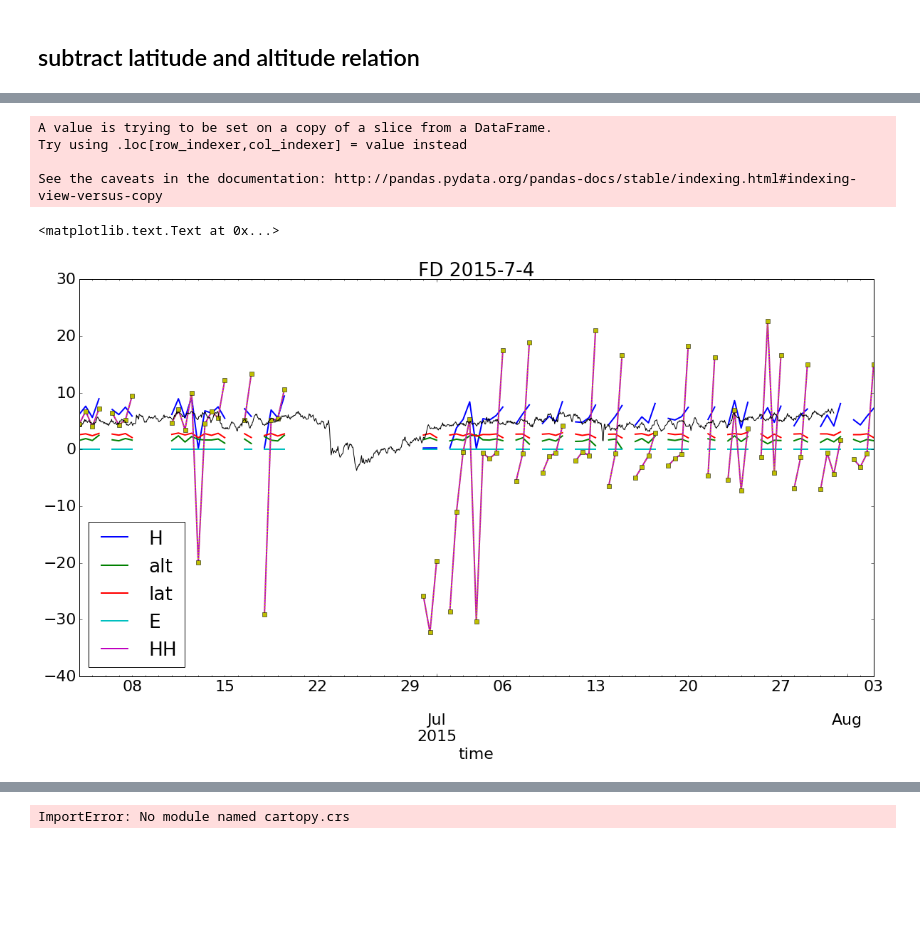
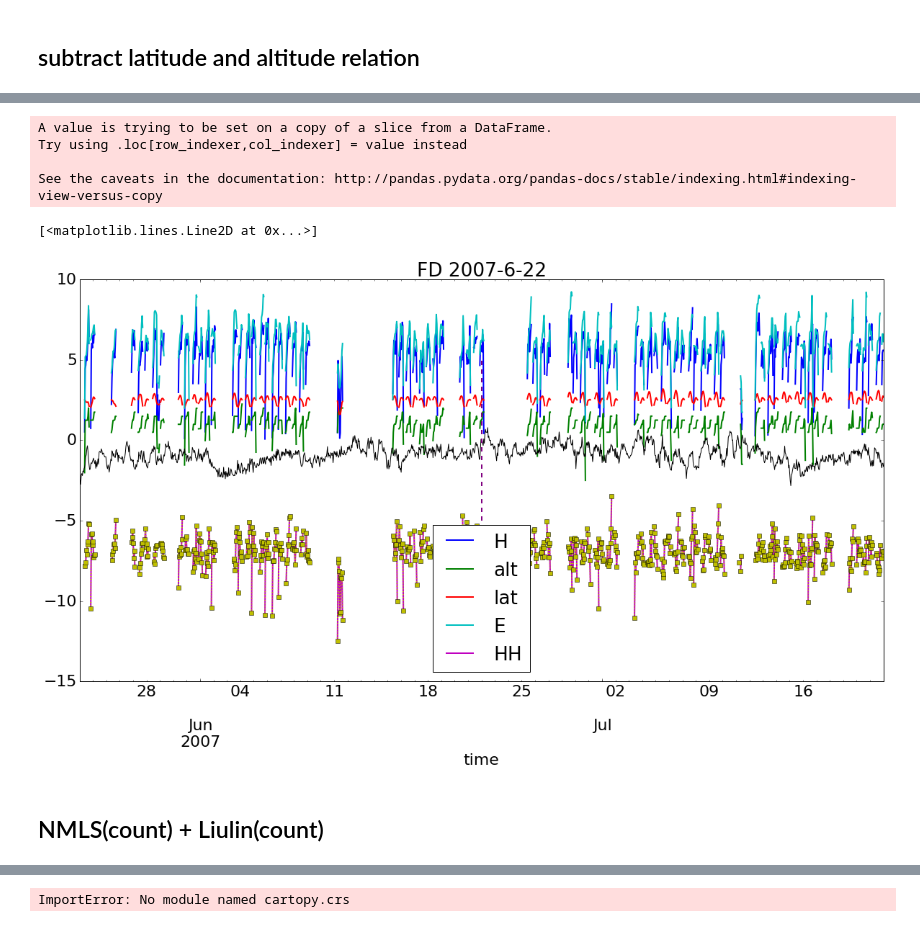
Before and after one commit to ODZ-UJF-AV-CR/liulin, a Jupyter notebook: FDoldstyle_alldata.ipynb, the cells around one changed output, grey strips where cells are left out. Cells and saved outputs as stored; diff of their text form; code cells hidden in the pictures; blank space fills up the shorter version.

```diff
--- a/FDoldstyle_alldata.ipynb
+++ b/FDoldstyle_alldata.ipynb
@@ -27,0 +136,26 @@ df = pd.read_csv(filename,delimiter='\t', header=0, usecols=['date','lat','alt',
+# %%
+# find latitude relation
+
+plt.figure(figsize=(20, 10))
+matplotlib.rcParams.update({'font.size': 22})
+
+dfalt = df[df['alt'] > 28500]
+dflat = dfalt[dfalt['H'] > 1]
+
+plt.plot(dflat['alt'],dflat['H'], linestyle='', marker='.')
+plt.ylim(0,30)
+#plt.xlim(28000,42000)
+
+pf_coef = np.polyfit(dflat['alt'],dflat['H'],1)     # linear aproximation
+p = np.poly1d(pf_coef)
+plt.plot(sy.linspace(28000,42000), p(sy.linspace(28000,42000)), 'r-', color='black')
+plt.text(29000,20,np.poly1d(pf_coef),color='black')
+
+pf_coef = np.polyfit(dflat['alt'].loc[dflat['alt']>=33000].loc[dflat['alt']<=39000],dflat['H'].loc[dflat['alt']>=33000].loc[dflat['alt']<=39000],1)     # linear aproximation
+p = np.poly1d(pf_coef)
+plt.plot(sy.linspace(28000,42000), p(sy.linspace(28000,42000)), 'r-',color='r')
+plt.text(29000,15,np.poly1d(pf_coef),color='r')
+
+
+plt.xlabel('Flight Level [feet]')
+plt.ylabel('dH*(10)/dt [uSv/h]', color='blue')
@@ -237,40 +376,46 @@ See the caveats in the documentation: http://pandas.pydata.org/pandas-docs/stabl
 # %%
 #FD = '2001-5-1'
 #FD = '2012-9-4'
-FD = '2015-7-4'
+FD = '2007-6-22'
 
 days_view = 30
 
 
 df3 = pd.read_csv('./LSradiation.csv', sep=',', header=0, parse_dates='time')
 df3['time'] = pd.to_datetime(df3['time'])
 df3 = df3.set_index('time')
 df3 = df3.sort_index()
 
 df2 = pd.read_csv('./radiation_avg.csv', sep=',', header=0, parse_dates='time' )
 df2['date'] = pd.to_datetime(df2['date'])
 df2 = df2.set_index('date')
 df2['H'] = df2['H'].astype(float)
-df2['HH'] = df2['HH'].astype(float) * 5 + 40
+df2['HH'] = df2['HH'].astype(float) #* 5 + 40
 
 df2['lat'] = df2['lat'] / 20
 df2['alt'] = (df2['alt'] - 30000) / 4000
 
 
 datetime.timedelta(days=1)
 from_time = str(pd.to_datetime(FD) + datetime.timedelta(days=-days_view))
 to_time = str(pd.to_datetime(FD) + datetime.timedelta(days=days_view))
 
 #df2[from_time: to_time].plot(figsize=(20,10),title=FD, marker='s',linestyle=':')
 df2[from_time: to_time].plot(figsize=(20,10),lw='2')
 df2['HH'][from_time: to_time].plot(figsize=(20,10),lw='2', marker='s',linestyle=':')
-df3[from_time: to_time]['FD'] = df3[from_time: to_time]['FD'].sub(90)
+# Neutron monitor normalisation
+# The percentages are normalized to 100 % level reached in September 1986 and represented 1,745.200 counts per hour.
+df3[from_time: to_time]['FD'] = df3[from_time: to_time]['FD'].sub(100)
 df3[from_time: to_time]['FD'].plot(figsize=(20, 10))
 plt.title('FD ' + FD)
+
+plt.plot((FD,FD),(-5,5), ls='--', lw=2, color='purple')
 # %% [output]
 A value is trying to be set on a copy of a slice from a DataFrame.
 Try using .loc[row_indexer,col_indexer] = value instead
 
 See the caveats in the documentation: http://pandas.pydata.org/pandas-docs/stable/indexing.html#indexing-view-versus-copy
-<matplotlib.text.Text at 0x...>
+[<matplotlib.lines.Line2D at 0x...>]
-[figure, old version]
+[figure, new version]
+# %% [markdown]
+## NMLS(count) + Liulin(count)
```
Also changed, not shown: parts of 15 cells of this notebook, 2 other files.
